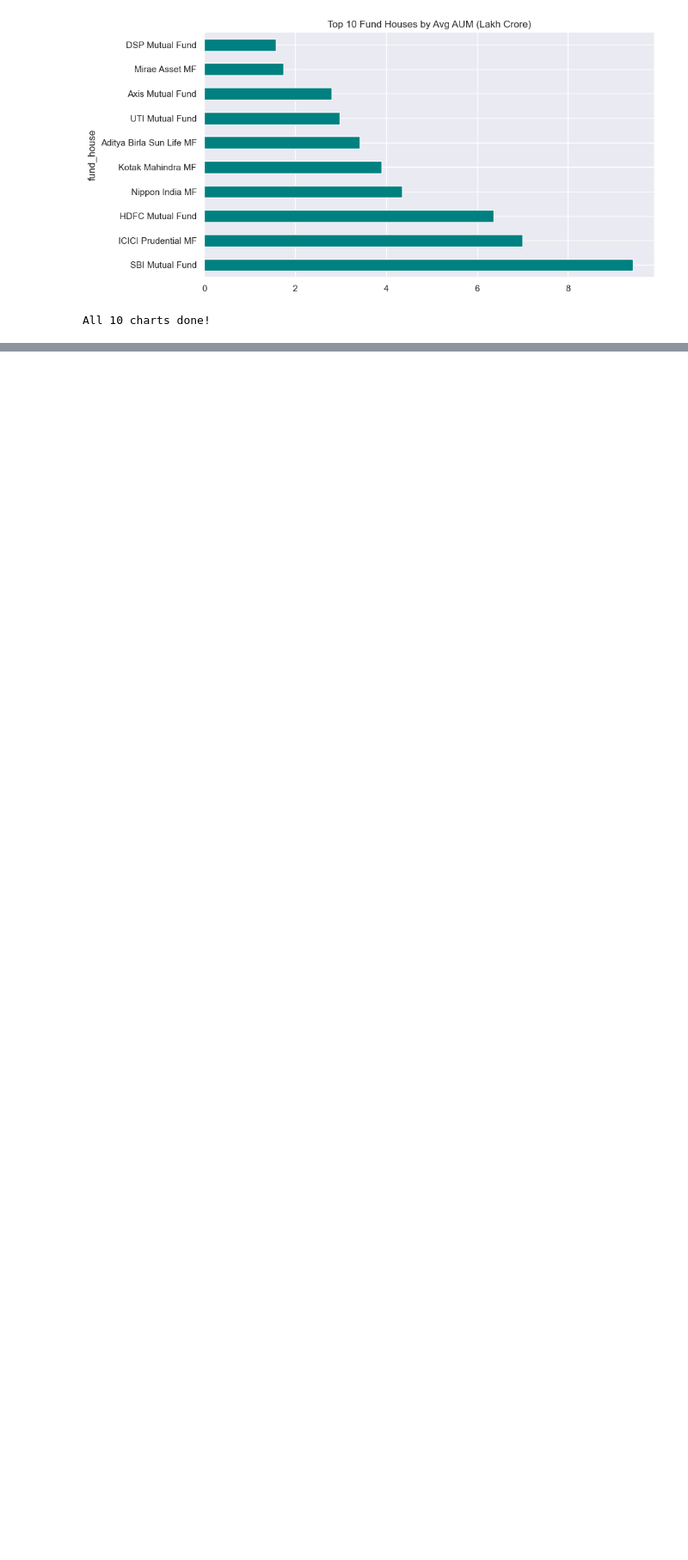
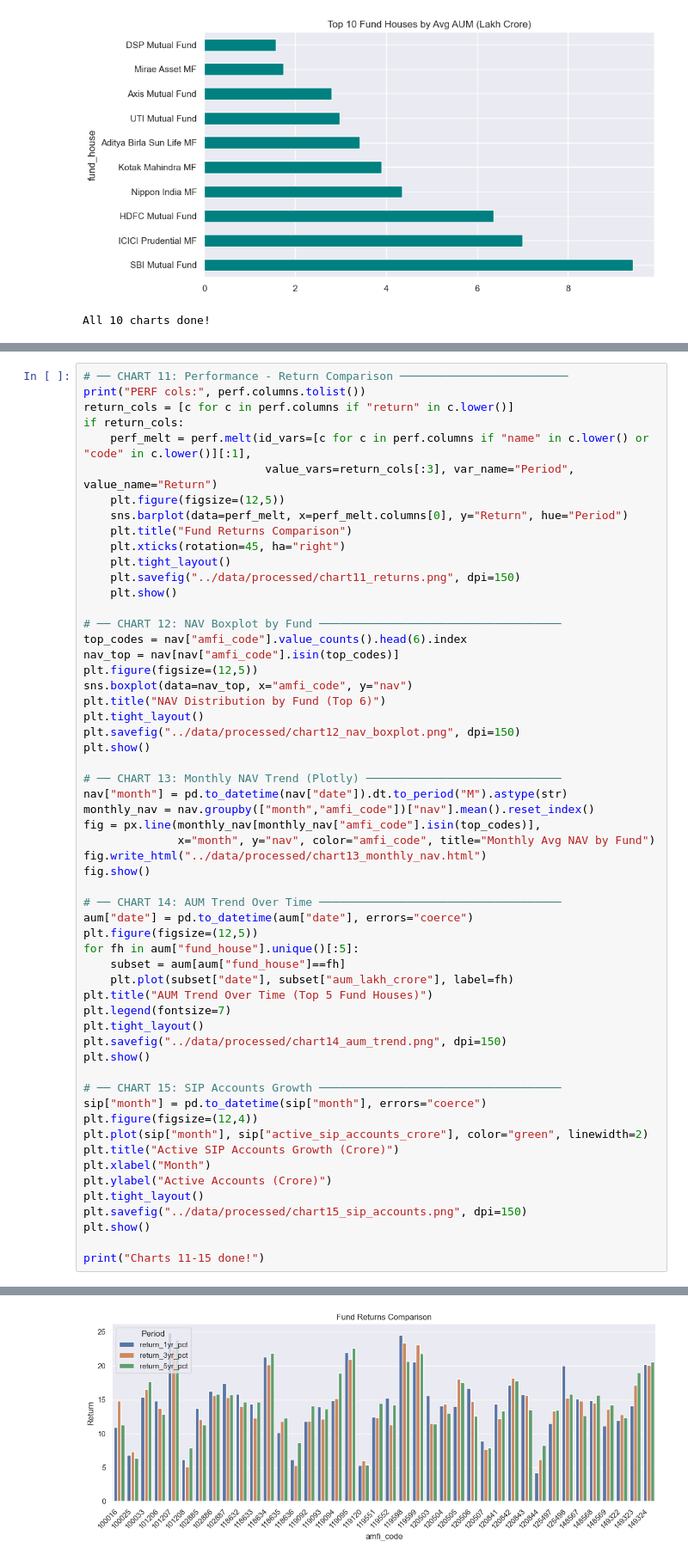
Before and after one commit to girrrii/bluestock_mf_capstone, a Jupyter notebook: notebooks/03_eda_analysis.ipynb, the cells around one changed output, grey strips where cells are left out. Shown at 86% size. Drawn from its saved outputs; the diff is of its cells as text; blank space fills up the shorter version.

Commit message:
Day 3: EDA notebook with 15 charts complete

```diff
--- a/notebooks/03_eda_analysis.ipynb
+++ b/notebooks/03_eda_analysis.ipynb
@@ -231,0 +219,58 @@ All 10 charts done!
+# %%
+# ── CHART 11: Performance - Return Comparison ─────────────────────────
+print("PERF cols:", perf.columns.tolist())
+return_cols = [c for c in perf.columns if "return" in c.lower()]
+if return_cols:
+    perf_melt = perf.melt(id_vars=[c for c in perf.columns if "name" in c.lower() or "code" in c.lower()][:1],
+                           value_vars=return_cols[:3], var_name="Period", value_name="Return")
+    plt.figure(figsize=(12,5))
+    sns.barplot(data=perf_melt, x=perf_melt.columns[0], y="Return", hue="Period")
+    plt.title("Fund Returns Comparison")
+    plt.xticks(rotation=45, ha="right")
+    plt.tight_layout()
+    plt.savefig("../data/processed/chart11_returns.png", dpi=150)
+    plt.show()
+
+# ── CHART 12: NAV Boxplot by Fund ────────────────────────────────────
+top_codes = nav["amfi_code"].value_counts().head(6).index
+nav_top = nav[nav["amfi_code"].isin(top_codes)]
+plt.figure(figsize=(12,5))
+sns.boxplot(data=nav_top, x="amfi_code", y="nav")
+plt.title("NAV Distribution by Fund (Top 6)")
+plt.tight_layout()
+plt.savefig("../data/processed/chart12_nav_boxplot.png", dpi=150)
+plt.show()
+
+# ── CHART 13: Monthly NAV Trend (Plotly) ─────────────────────────────
+nav["month"] = pd.to_datetime(nav["date"]).dt.to_period("M").astype(str)
+monthly_nav = nav.groupby(["month","amfi_code"])["nav"].mean().reset_index()
+fig = px.line(monthly_nav[monthly_nav["amfi_code"].isin(top_codes)],
+              x="month", y="nav", color="amfi_code", title="Monthly Avg NAV by Fund")
+fig.write_html("../data/processed/chart13_monthly_nav.html")
+fig.show()
+
+# ── CHART 14: AUM Trend Over Time ────────────────────────────────────
+aum["date"] = pd.to_datetime(aum["date"], errors="coerce")
+plt.figure(figsize=(12,5))
+for fh in aum["fund_house"].unique()[:5]:
+    subset = aum[aum["fund_house"]==fh]
+    plt.plot(subset["date"], subset["aum_lakh_crore"], label=fh)
+plt.title("AUM Trend Over Time (Top 5 Fund Houses)")
+plt.legend(fontsize=7)
+plt.tight_layout()
+plt.savefig("../data/processed/chart14_aum_trend.png", dpi=150)
+plt.show()
+
+# ── CHART 15: SIP Accounts Growth ────────────────────────────────────
+sip["month"] = pd.to_datetime(sip["month"], errors="coerce")
+plt.figure(figsize=(12,4))
+plt.plot(sip["month"], sip["active_sip_accounts_crore"], color="green", linewidth=2)
+plt.title("Active SIP Accounts Growth (Crore)")
+plt.xlabel("Month")
+plt.ylabel("Active Accounts (Crore)")
+plt.tight_layout()
+plt.savefig("../data/processed/chart15_sip_accounts.png", dpi=150)
+plt.show()
+
+print("Charts 11-15 done!")
+# %% [output]
@@ -231,0 +278 @@ All 10 charts done!
+[figure, added]
```
Also changed, not shown: parts of 3 cells of this notebook, 5 other files.
